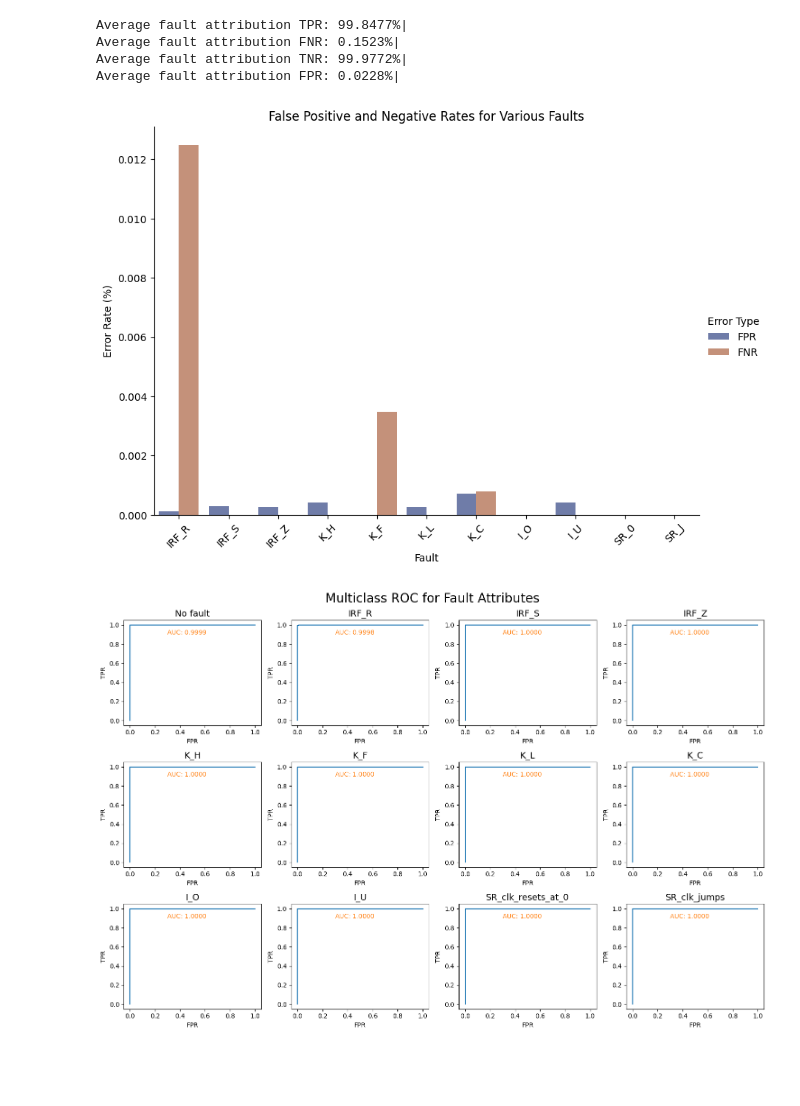
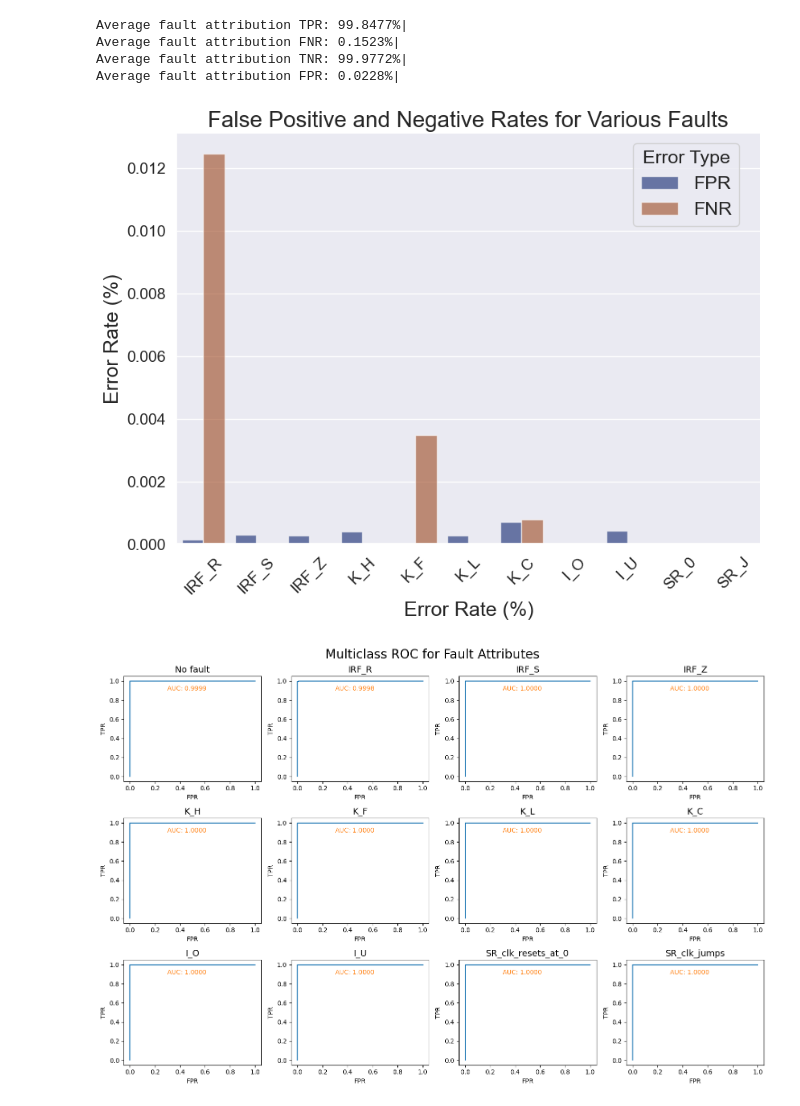
Before and after one commit to madelineloui/SOFAR, a Jupyter notebook: algorithms/ensemble_xgboost.ipynb, the cells around one changed output. Drawn from its saved outputs; the diff is of its cells as text; code cells hidden in the pictures; blank space fills up the shorter version.

```diff
--- a/algorithms/ensemble_xgboost.ipynb
+++ b/algorithms/ensemble_xgboost.ipynb
@@ -180,7 +177,7 @@ def run_pcmci(data, pc_alpha=0.01, tau_max=1):
 ### Format test data
 # %%
 # Load data
-df = pd.read_csv(f'{PROJ_ROOT}/data/simulated/fault_final.csv')
+df = pd.read_csv(f'{PROJ_ROOT}/data/fault_final.csv')
 all_data = df.to_numpy()
 # %%
 def format_data(dataset, lookback=None, normalize=True):
@@ -517,10 +508,10 @@ Graph with 37124 nodes and 35924 edges
 # %%
 # Optional: load xgb model from directory
 xgb_model = xgb.Booster()
-xgb_model.load_model('xgb_model.json')
+xgb_model.load_model(f'{PROJ_ROOT}/models/xgboost/xgb_model.json')
 # %%
 # Or use model trained here
-xgb_model = bst
+#xgb_model = bst
 # %%
 # Predict
 y_pred = xgb_model.predict(dtest) #predicted class probabilities
@@ -664,30 +655,40 @@ Average fault attribution FPR: 0.0228%|
 # %%
 # Plot FNR and FPR
 metrics_df = pd.DataFrame()
 metrics_df['Error Rate'] = np.concatenate((fpr_all, fnr_all))
 type_list = []
 for i in range(11):
     type_list.append('FPR')
 for i in range(11):
     type_list.append('FNR')
 metrics_df['Error Type'] = type_list
 new_labels = list(label_num.keys())[1:-2]
 new_labels.append('SR_0')
 new_labels.append('SR_J')
 metrics_df['Fault'] = np.concatenate((new_labels, new_labels))
 #print(metrics_df)
 
-sns.catplot(
+# Set the font scale for Seaborn
+sns.set(rc={'figure.figsize':(10,6), 'font.size': 14})
+
+# Your data and plot code
+plot = sns.catplot(
     data=metrics_df, kind='bar',
     x='Fault', y='Error Rate', hue='Error Type',
-    errorbar="sd", palette="dark", alpha=.6, height=6, aspect=1.4)
-plt.title('False Positive and Negative Rates for Various Faults')
-plt.ylabel('Error Rate (%)')
-#plt.yscale('log')
-plt.xticks(rotation = 45)
+    errorbar="sd", palette="dark", alpha=.6, height=6, aspect=1.4, legend_out=False)
+
+# Move legend inside the plot
+plt.legend(title='Error Type', loc='upper right', bbox_to_anchor=(0.98, 1), fontsize='large', title_fontsize='large')
+
+plt.title('False Positive and Negative Rates for Various Faults', fontsize=20)
+plt.ylabel('Error Rate (%)', fontsize=18)
+plt.xlabel('Error Rate (%)', fontsize=18)
+plt.xticks(rotation=45, fontsize=14)
+plt.yticks(fontsize=14)
 plt.show()
+plot.savefig('error.png', bbox_inches='tight')
 # %% [output]
-[figure, old version]
+[figure, new version]
 # %%
 # ROC
 fig, ax = plt.subplots(nrows=3, ncols=4, figsize=(15,10))
```
Also changed, not shown: parts of 5 cells of this notebook.
